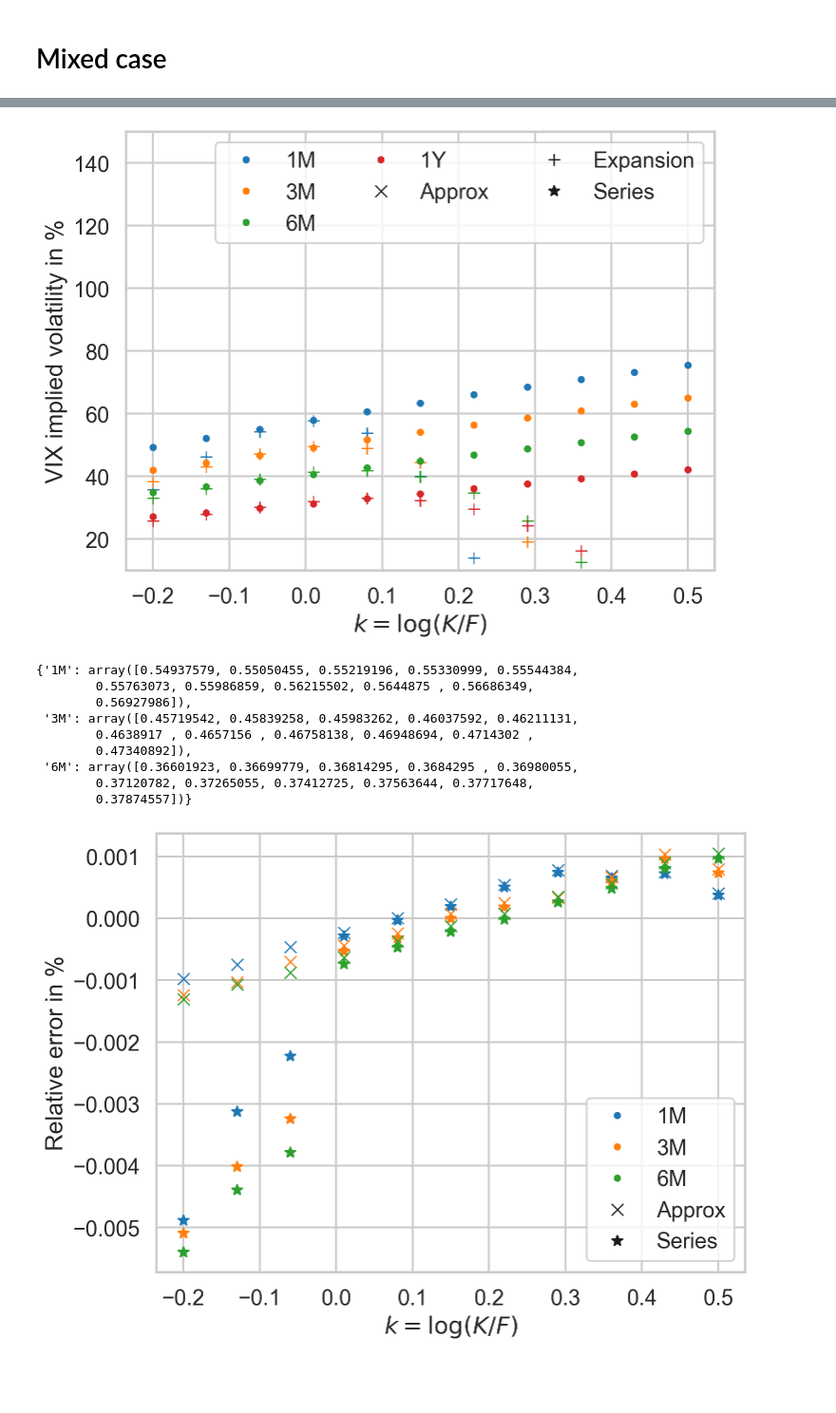
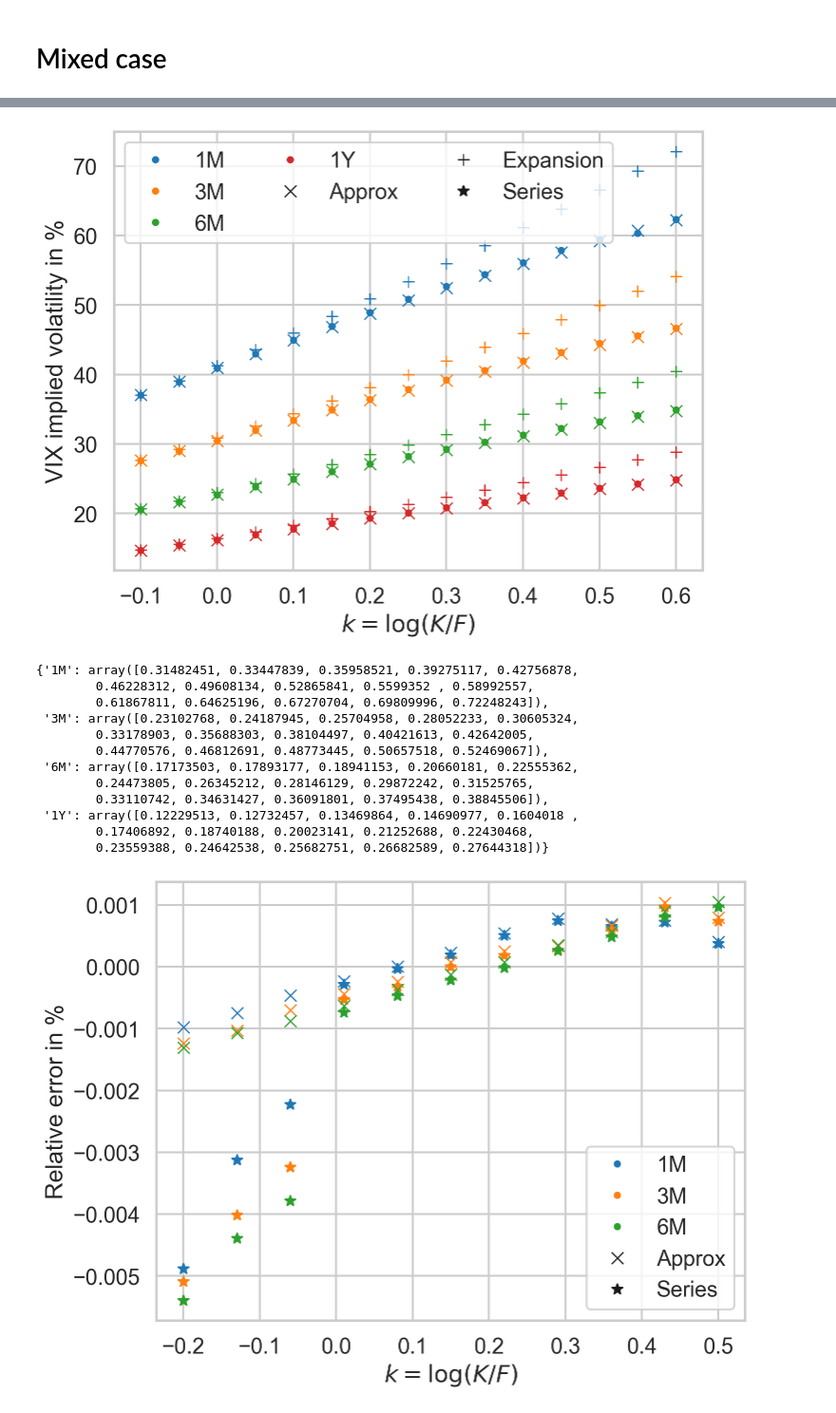
Before and after one commit to fbourgey/rough-bergomi, a Jupyter notebook: vix_weak_approx_bergomi.ipynb, the cells around one changed output, grey strips where cells are left out. Shown at 95% size. Cells and saved outputs as stored; diff of their text form; code cells hidden in the pictures; blank space fills up the shorter version.

```diff
--- a/vix_weak_approx_bergomi.ipynb
+++ b/vix_weak_approx_bergomi.ipynb
@@ -55,6 +58,6 @@ ks = np.linspace(-0.1, 0.5, 11)
 # %%
 # VIX implied volatilities via quadrature
-n_quad = 80
+n_quad = 120
 impvol_vix = {
     month: onebergomi.implied_vol_vix(k=ks, T=T, n_quad=n_quad)
     for month, T in mats.items()
@@ -147,7 +144,7 @@ plt.show()
 # %% [markdown]
 # Mixed case
 # %%
-params = {"w": 3.0, "k": 1.0}
+params = {"w": 3.5, "k": 4.0}
 
 rho = -0.7
 xi0 = lambda u: np.ones_like(u) * 0.235**2
@@ -155,9 +152,9 @@ xi0 = lambda u: np.ones_like(u) * 0.235**2
 
 onebergomi = OneFactorBergomi(rho=rho, xi0=xi0, params=params)
 
-lbd = 0.3
+lbd = 0.2
 w_2 = 0.6
-ks = np.linspace(-0.2, 0.5, 11)
+ks = np.linspace(-0.1, 0.6, 15)
 # %%
 # VIX implied volatilities
 n_quad = 120
@@ -181,19 +177,20 @@ impvol_vix_mixed_approx = {
 impvol_vix_mixed_approx_series = {
     month: np.asarray(
         onebergomi.implied_vol_vix_approx_mixed(
-            lbd=lbd, volvol_2=w_2, k=ks, T=T, order=3, n_trunc_herm=4
+            lbd=lbd, volvol_2=w_2, k=ks, T=T, order=0, n_trunc_herm=4
         )
     )
     for month, T in mats.items()
 }
 # %%
 # maybe adjust formula depending on call/put and sigma_1 / sigma_2
+# TODO: try to start from formula directly and use hermite expansion
 
 implied_vol_vix_expansion = {
     month: np.array(
         [
             onebergomi.implied_vol_vix_expansion_mixed(
-                k=k, T=T, lbd=lbd, volvol_2=w_2, n_trunc_herm=3
+                k=k, T=T, lbd=lbd, volvol_2=w_2, n_trunc_herm=6, opt=3
             )
             for k in ks
         ]
@@ -241,65 +220,73 @@ sigp_2 0.37852117068992136
 # %%
 fig, ax = plt.subplots(figsize=(8, 6))
 for i, month in enumerate(mats.keys()):
+    ### True VIX implied volatilities
     ax.plot(
         ks,
         100 * impvol_vix_mixed[month],
         ".",
         color=COLORS[i],
         label=f"{month}",
     )
-    # ax.plot(
-    #     ks,
-    #     100 * impvol_vix_mixed_approx[month],
-    #     "x",
-    #     color=COLORS[i],
-    # )
+    ### Weak approximation
+    ax.plot(
+        ks,
+        100 * impvol_vix_mixed_approx[month],
+        "x",
+        color=COLORS[i],
+    )
+    # Expansion formula
     ax.plot(
         ks,
         100 * implied_vol_vix_expansion[month],
         "+",
         color=COLORS[i],
     )
+    # ## Hermite series approximation
+    # ax.plot(
+    #     ks,
+    #     100 * impvol_vix_mixed_approx_series[month],
+    #     "*",
+    #     color=COLORS[i],
+    # )
+    ### Lognormal approximation
     # ax.plot(
     #     ks,
     #     100 * impvol_vix_mixed_approx_lognorm[month],
     #     "v",
     #     color=COLORS[i],
     # )
+    ### Shifted lognormal approximation
     # ax.plot(
     #     ks,
     #     100 * impvol_vix_mixed_approx_slognorm[month],
-    #     "*",
-    #     color=COLORS[i],
-    # )
-    # ax.plot(
-    #     ks,
-    #     100 * impvol_vix_mixed_approx_series[month],
     #     "*",
     #     color=COLORS[i],
     # )
 ax.plot([], [], "kx", label="Approx")
 ax.plot([], [], "k+", label="Expansion")
 ax.plot([], [], "k*", label="Series")
 ax.set_xlabel(r"$k=\log(K/F)$")
 ax.set_ylabel("VIX implied volatility in %")
 ax.legend(ncol=3)
-ax.set_ylim(10, 150)
+# ax.set_ylim(10, 150)
 plt.show()
 # %% [output]
-[figure, old version]
+[figure, new version]
 # %%
-impvol_vix_mixed_approx_series
 # %% [output]
-{'1M': array([0.54937579, 0.55050455, 0.55219196, 0.55330999, 0.55544384,
-        0.55763073, 0.55986859, 0.56215502, 0.5644875 , 0.56686349,
-        0.56927986]),
- '3M': array([0.45719542, 0.45839258, 0.45983262, 0.46037592, 0.46211131,
-        0.4638917 , 0.4657156 , 0.46758138, 0.46948694, 0.4714302 ,
-        0.47340892]),
- '6M': array([0.36601923, 0.36699779, 0.36814295, 0.3684295 , 0.36980055,
-        0.37120782, 0.37265055, 0.37412725, 0.37563644, 0.37717648,
-        0.37874557])}
+{'1M': array([0.31482451, 0.33447839, 0.35958521, 0.39275117, 0.42756878,
+        0.46228312, 0.49608134, 0.52865841, 0.5599352 , 0.58992557,
+        0.61867811, 0.64625196, 0.67270704, 0.69809996, 0.72248243]),
+ '3M': array([0.23102768, 0.24187945, 0.25704958, 0.28052233, 0.30605324,
+        0.33178903, 0.35688303, 0.38104497, 0.40421613, 0.42642005,
+        0.44770576, 0.46812691, 0.48773445, 0.50657518, 0.52469067]),
+ '6M': array([0.17173503, 0.17893177, 0.18941153, 0.20660181, 0.22555362,
+        0.24473805, 0.26345212, 0.28146129, 0.29872242, 0.31525765,
+        0.33110742, 0.34631427, 0.36091801, 0.37495438, 0.38845506]),
+ '1Y': array([0.12229513, 0.12732457, 0.13469864, 0.14690977, 0.1604018 ,
+        0.17406892, 0.18740188, 0.20023141, 0.21252688, 0.22430468,
+        0.23559388, 0.24642538, 0.25682751, 0.26682589, 0.27644318])}
 # %%
 # relative errors
 rel_error_approx = [
```
Also changed, not shown: parts of 12 cells of this notebook, 14 other files.
